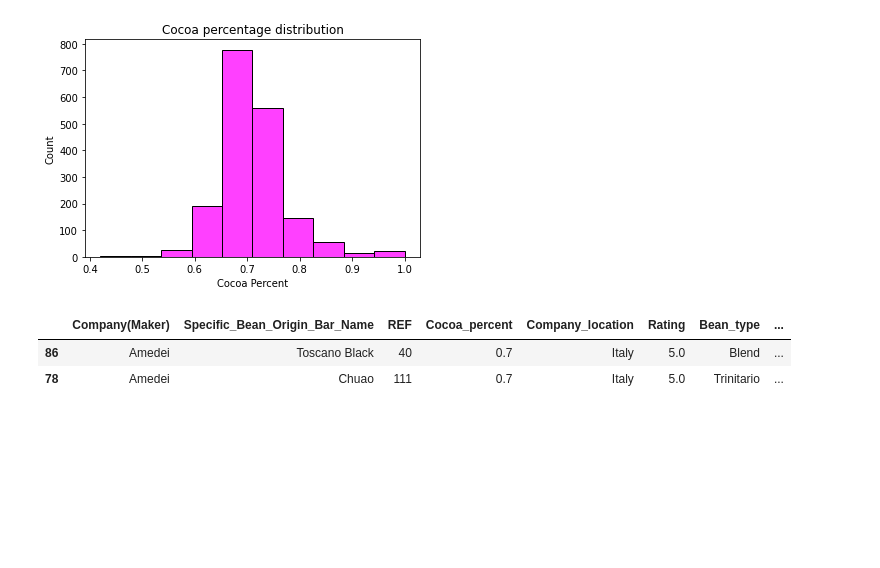
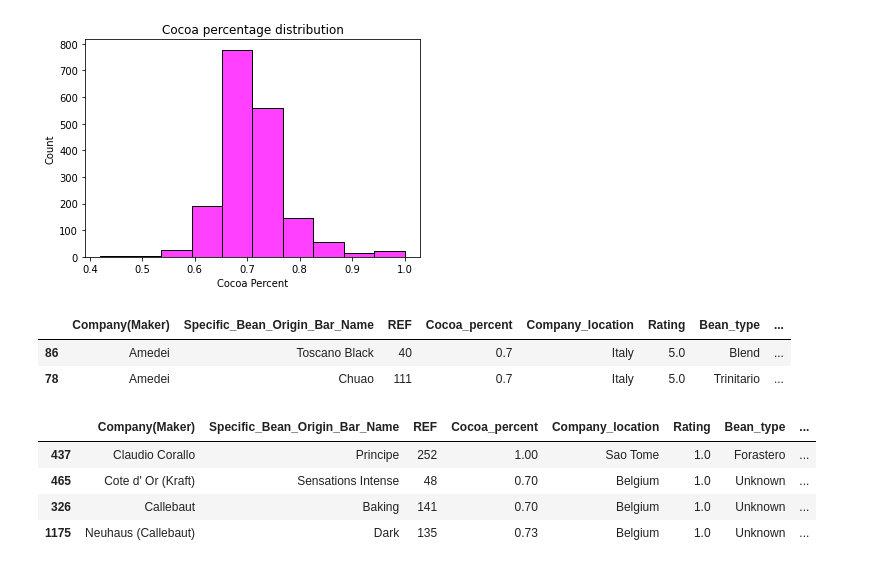
Before and after one commit to thinkinchicken/Project-2, a Jupyter notebook: Project_2.ipynb, the cells around one changed output. Saved outputs shown, nothing was run; the diff lists cells and outputs as text; code cells hidden in the pictures; blank space fills up the shorter version.

```diff
--- a/Project_2.ipynb
+++ b/Project_2.ipynb
@@ -423,3 +423,12 @@ top
 |  | Company(Maker) | Specific_Bean_Origin_Bar_Name | REF | Cocoa_percent | Company_location | Rating | Bean_type | ... |
 | 86 | Amedei | Toscano Black | 40 | 0.7 | Italy | 5.0 | Blend | ... |
 | 78 | Amedei | Chuao | 111 | 0.7 | Italy | 5.0 | Trinitario | ... |
+# %%
+bottom = df.loc[df['Rating']==1]
+bottom
+# %% [output]
+|  | Company(Maker) | Specific_Bean_Origin_Bar_Name | REF | Cocoa_percent | Company_location | Rating | Bean_type | ... |
+| 437 | Claudio Corallo | Principe | 252 | 1.00 | Sao Tome | 1.0 | Forastero | ... |
+| 465 | Cote d' Or (Kraft) | Sensations Intense | 48 | 0.70 | Belgium | 1.0 | Unknown | ... |
+| 326 | Callebaut | Baking | 141 | 0.70 | Belgium | 1.0 | Unknown | ... |
+| 1175 | Neuhaus (Callebaut) | Dark | 135 | 0.73 | Belgium | 1.0 | Unknown | ... |
```
